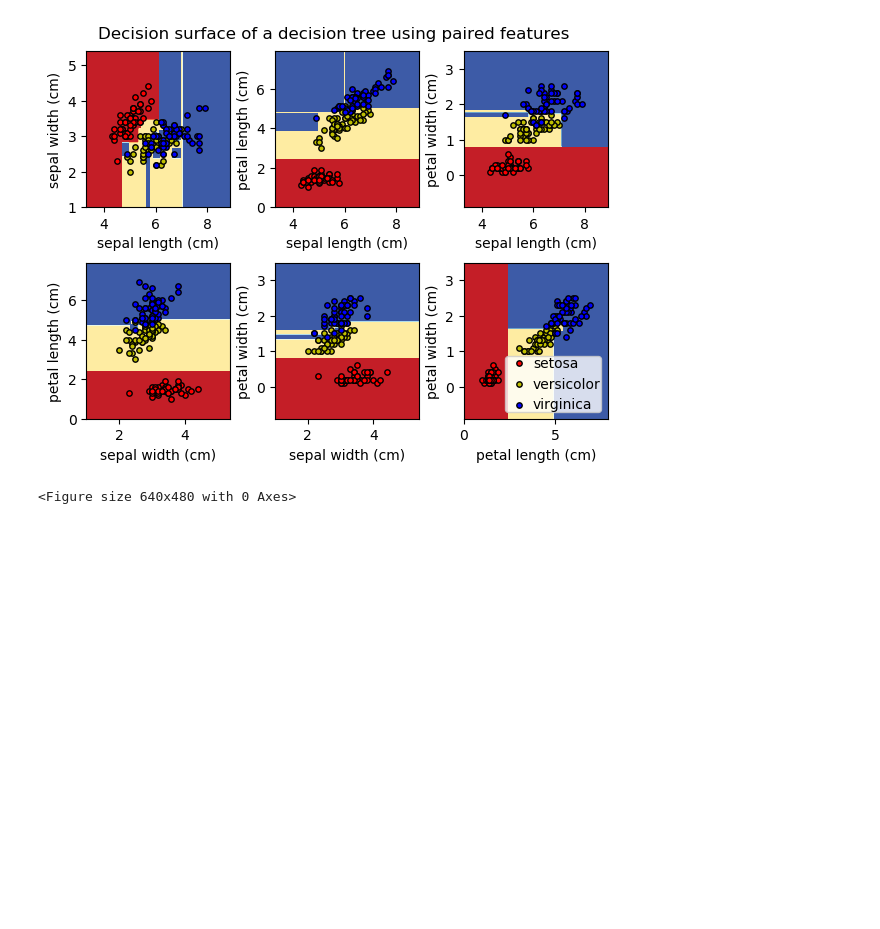
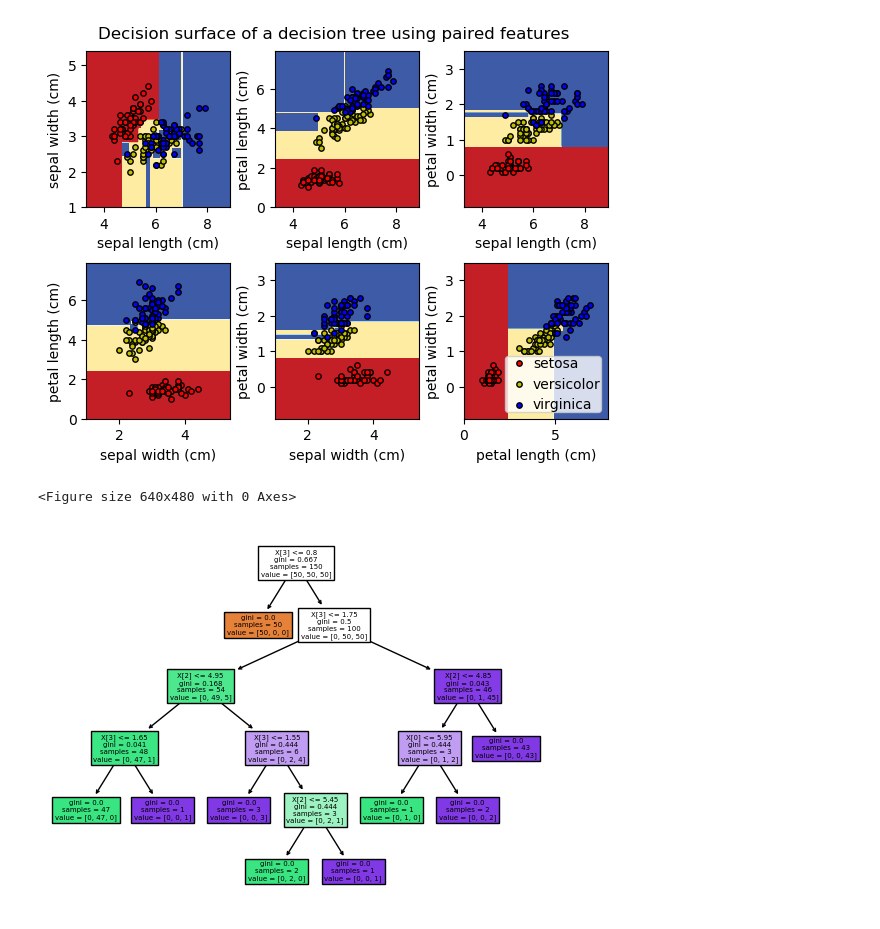
Before and after one commit to EKHTEAR/CSE445-Machine-Learning-AzK-, a Jupyter notebook: Irish_Dataset_Project/Linear_Classification(with Feature Scaling).ipynb, the cells around one changed output. Cells and saved outputs as stored; diff of their text form; code cells hidden in the pictures; blank space fills up the shorter version.

```diff
--- a/Irish_Dataset_Project/Linear_Classification(with Feature Scaling).ipynb
+++ b/Irish_Dataset_Project/Linear_Classification(with Feature Scaling).ipynb
@@ -153,3 +153,9 @@ plt.figure()
 <Figure size 640x480 with 0 Axes>
 [figure]
 <Figure size 640x480 with 0 Axes>
+# %%
+clf = DecisionTreeClassifier().fit(iris.data, iris.target)
+plot_tree(clf, filled=True)
+plt.show()
+# %% [output]
+[figure, added]
```
